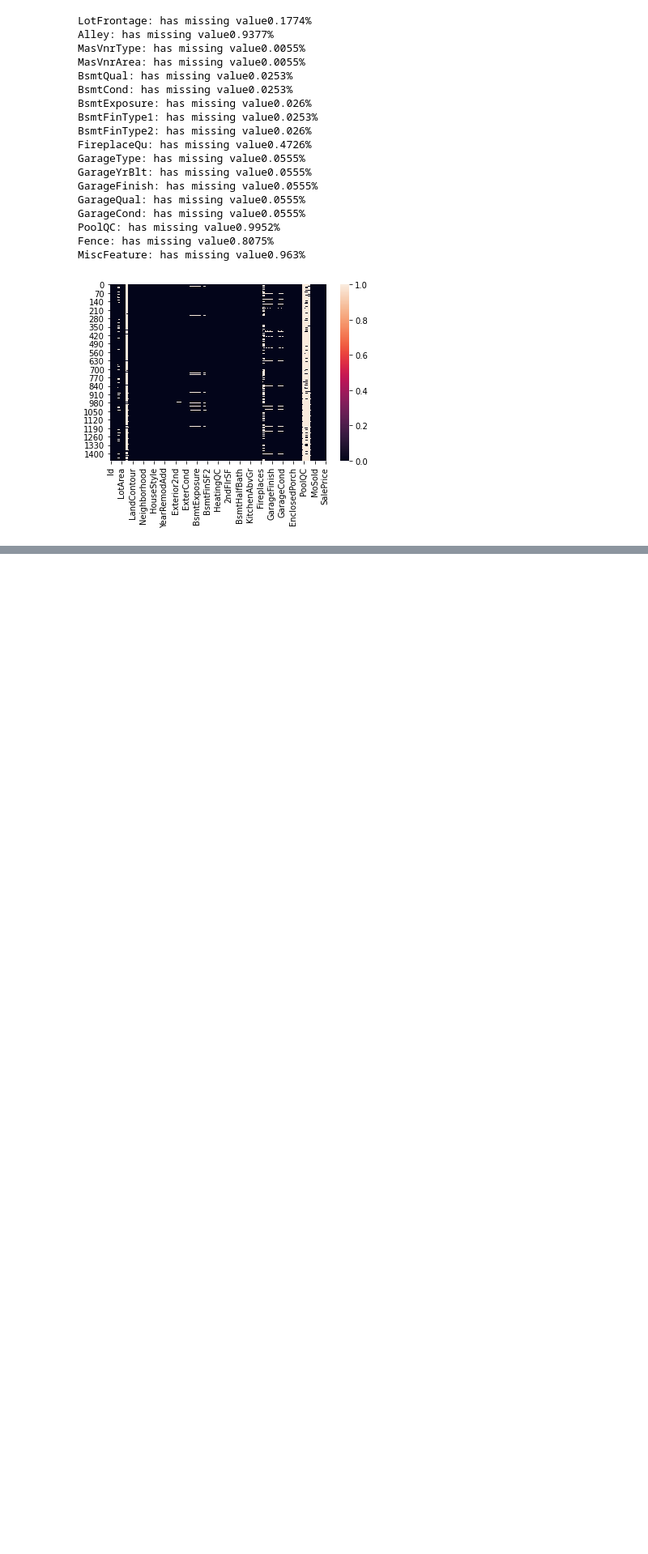
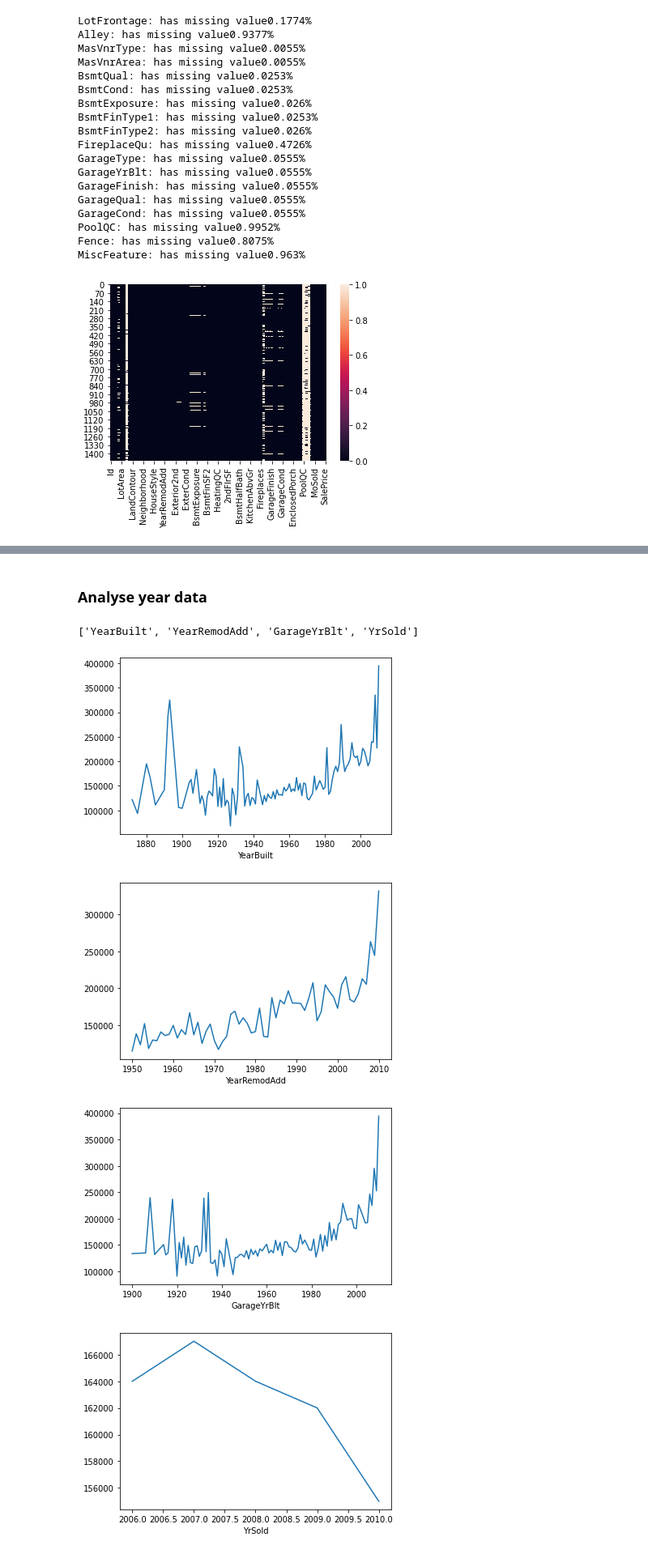
Before and after one commit to seabnavin19/MyImportance_ML_Topic, a Jupyter notebook: House Price Prediction/Untitled.ipynb, the cells around one changed output, grey strips where cells are left out. Shown at 81% size. Cells and saved outputs as stored; diff of their text form; code cells hidden in the pictures; blank space fills up the shorter version.

```diff
--- a/House Price Prediction/Untitled.ipynb
+++ b/House Price Prediction/Untitled.ipynb
@@ -53,0 +95,2 @@ for na_feature in feature_has_na:
+# %%
+year_feature=[feature for feature in df.columns if "Year" in feature or "Yr" in feature]
@@ -53,0 +116,16 @@ for na_feature in feature_has_na:
+# %% [markdown]
+### Analyse year data
+# %%
+year_feature
+# %% [output]
+['YearBuilt', 'YearRemodAdd', 'GarageYrBlt', 'YrSold']
+# %%
+for feature in year_feature:
+    data=df.copy()
+    data.groupby(feature)["SalePrice"].median().plot()
+    plt.show()
+# %% [output]
+[figure, added]
+[figure, added]
+[figure, added]
+[figure, added]
```
Also changed, not shown: parts of 12 cells of this notebook.
